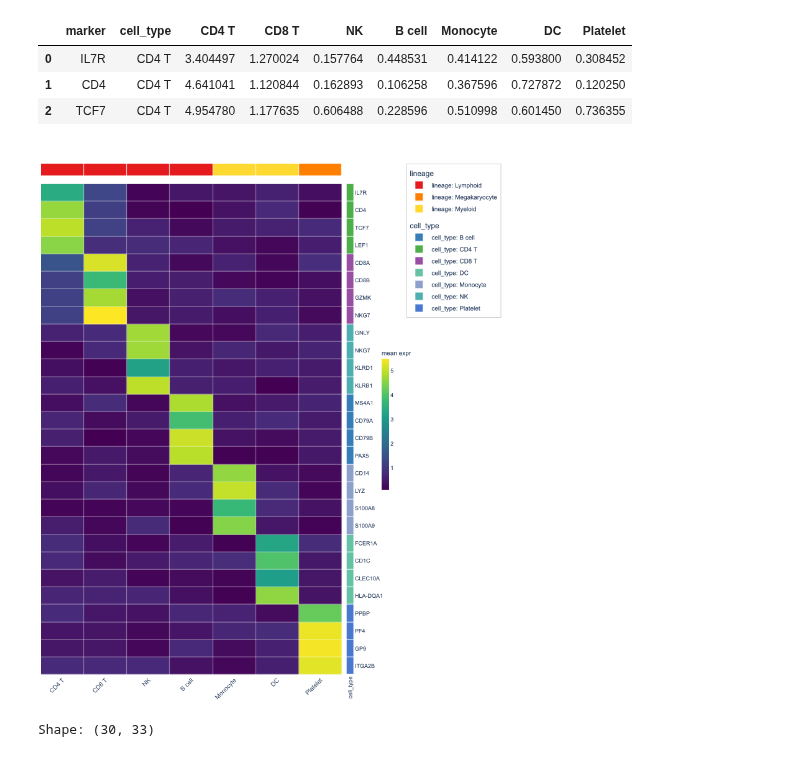
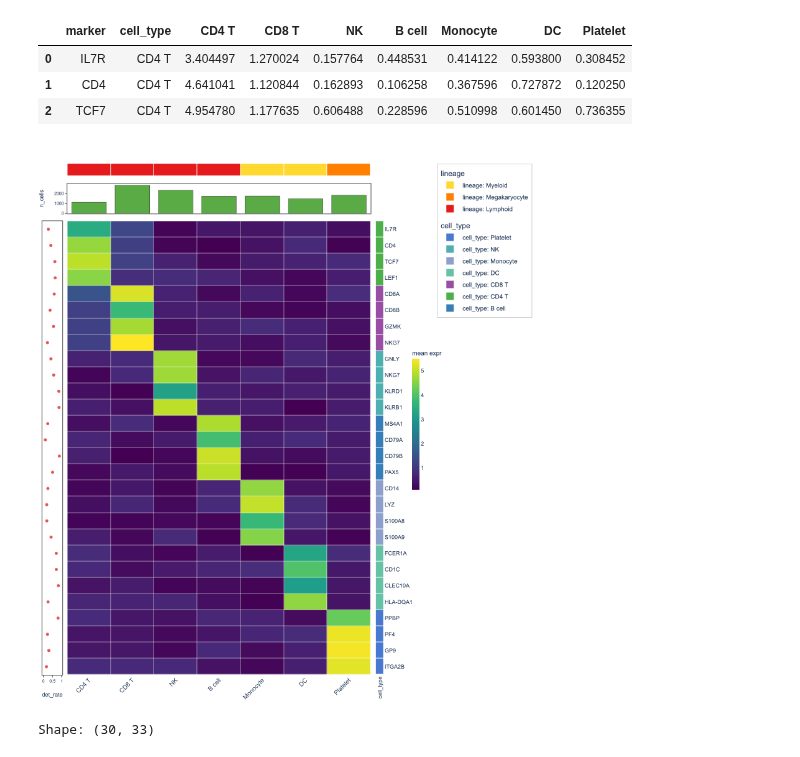
Before and after one commit to weber8thomas/plotly-complexheatmap, a Jupyter notebook: examples/biology_showcase.ipynb, the cells around one changed output. Saved outputs shown, nothing was run; the diff lists cells and outputs as text; code cells hidden in the pictures.

```diff
--- a/examples/biology_showcase.ipynb
+++ b/examples/biology_showcase.ipynb
@@ -228,28 +250,48 @@ Shape: (28, 9)
 | 0 | IL7R | CD4 T | 3.404497 | 1.270024 | 0.157764 | 0.448531 | 0.414122 | 0.593800 | 0.308452 |
 | 1 | CD4 | CD4 T | 4.641041 | 1.120844 | 0.162893 | 0.106258 | 0.367596 | 0.727872 | 0.120250 |
 | 2 | TCF7 | CD4 T | 4.954780 | 1.177635 | 0.606488 | 0.228596 | 0.510998 | 0.601450 | 0.736355 |
-# %%
-lineage_map = {"CD4 T": "Lymphoid", "CD8 T": "Lymphoid", "NK": "Lymphoid",
-               "B cell": "Lymphoid", "Monocyte": "Myeloid", "DC": "Myeloid",
-               "Platelet": "Megakaryocyte"}
-
-ComplexHeatmap.from_dataframe(
-    df4,
-    index_column="marker",
-    row_annotations=["cell_type"],
-    col_annotations={
-        "lineage": [lineage_map[c] for c in clusters],
-    },
-    cluster_rows=False,
-    cluster_cols=False,
-    colorscale="Viridis",
-    normalize="none",
-    name="mean expr",
-    width=750,
-    height=900,
-).to_plotly()
-# %% [output]
-[figure, removed]
+# %%
+# Rich annotations: scatter (detection rate) on the left
+# Start from the SAME df4 — extract matrix, add scatter annotation.
+
+lineage_map = {"CD4 T": "Lymphoid", "CD8 T": "Lymphoid", "NK": "Lymphoid",
+               "B cell": "Lymphoid", "Monocyte": "Myeloid", "DC": "Myeloid",
+               "Platelet": "Megakaryocyte"}
+
+matrix4 = df4.set_index("marker").drop(columns=["cell_type"])
+
+# Simulated detection rate: fraction of cells expressing each marker (0–1)
+detection_rate = rng4.uniform(0.1, 0.95, n_markers)
+
+# Left: scatter (detection rate)
+left_ha4 = HeatmapAnnotation(
+    det_rate={"values": detection_rate, "type": "scatter", "color": "#E45756", "marker_size": 5},
+    which="row",
+)
+# Top: lineage + cell count bar
+top_ha4 = HeatmapAnnotation(
+    lineage=[lineage_map[c] for c in clusters],
+    n_cells={"values": rng4.integers(200, 3000, n_clusters).astype(float),
+             "type": "bar", "color": "#5AAA46"},
+)
+# Right: cell type (from DF column)
+right_ha4 = HeatmapAnnotation(cell_type=df4["cell_type"].tolist(), which="row")
+
+ComplexHeatmap(
+    matrix4,
+    top_annotation=top_ha4,
+    left_annotation=left_ha4,
+    right_annotation=right_ha4,
+    cluster_rows=False,
+    cluster_cols=False,
+    colorscale="Viridis",
+    normalize="none",
+    name="mean expr",
+    width=800,
+    height=900,
+).to_plotly()
+# %% [output]
+[figure, added]
 # %%
 # ---------- 5. Clinical Metabolomics ----------
 #
```
Also changed, not shown: parts of 6 cells of this notebook.
